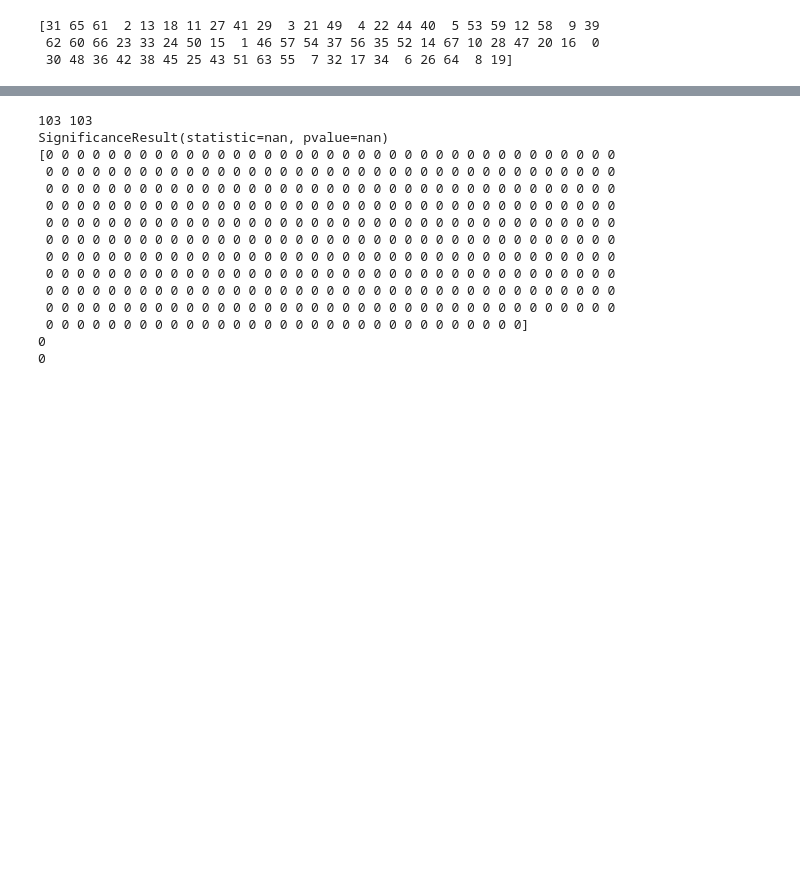
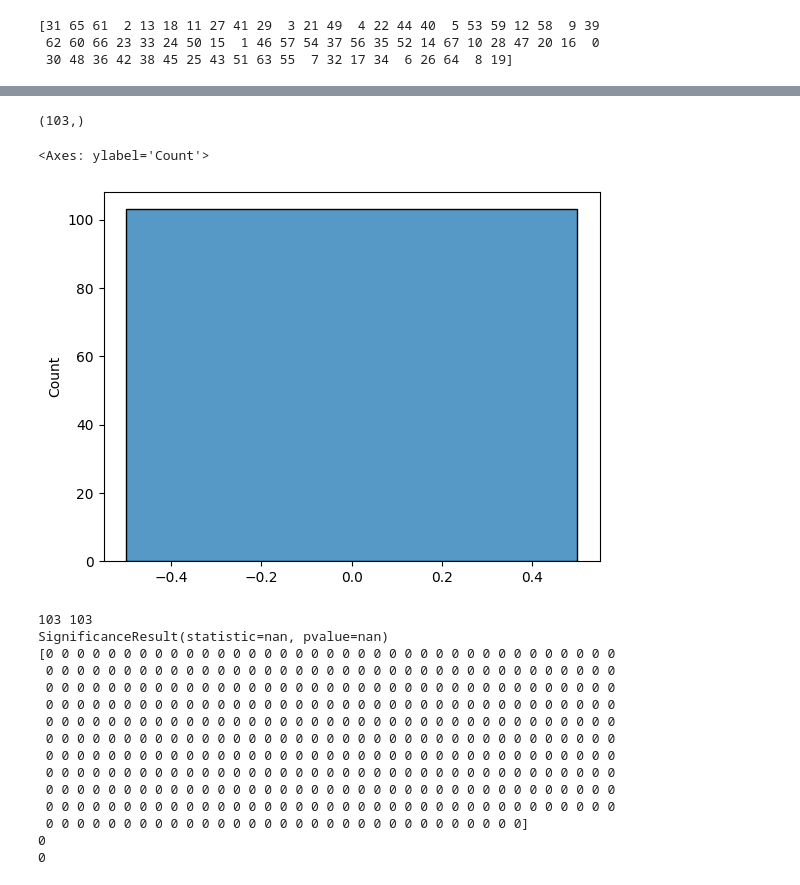
Before and after one commit to LAMCIG/Progression_models_simulations, a Jupyter notebook: notebooks/9-ebm-ppmi-COMIND_comparison.ipynb, the cells around one changed output, grey strips where cells are left out. Saved outputs shown, nothing was run; the diff lists cells and outputs as text; code cells hidden in the pictures; blank space fills up the shorter version.

```diff
--- a/notebooks/9-ebm-ppmi-COMIND_comparison.ipynb
+++ b/notebooks/9-ebm-ppmi-COMIND_comparison.ipynb
@@ -130,0 +143,25 @@ orders, loglike, update_iters, probas = mcmc(log_p_e, log_p_not_e,
+# %%
+def get_optimal_order2(orders: list):
+    """Computes optimal order from list of orders obtained over MCMC runs."""
+    # TODO: number of regions is hardcoded
+    # How many time region `r` is on position `i`
+    n_stages = len(orders[0])
+    order_map = np.zeros((n_stages,n_stages))
+    for i in range(n_stages):
+        region, freq = np.unique(orders[:][i], return_counts=True)
+        # region, freq = np.unique(orders[:, i], return_counts=True)
+        for r, f in zip(region, freq):
+            order_map[r, i] = f
+
+    # Optimal order
+    best_order = []
+    for i in range(n_stages):
+        candidate_regions = np.argsort(order_map[:, i])[::-1]
+        for reg in candidate_regions:
+            if reg not in best_order:
+                best_order.append(reg)
+                break
+    best_order = np.array(best_order)
+    return order_map, best_order
+# %%
+order_map, best_order = get_optimal_order2(orders)
@@ -145,18 +220,29 @@ print(np.array(best_order))
 # %%
 #best_order = [41,39,62,32,47,56,34,13,63,2,36,26,7,29,22,60,40,23,57,6,48,61,27,9,5,49,28,15,18,67,20,1,0,66,19,37,25,10,59,64,54,51,44,31,53,45,43,52,11,4,35,38,30,16,8,50,33,58,46,42,14,65,21,55,3,12,24,17]
 
-
-train_log_p_e, train_log_p_not_e = log_distributions(X=X_train_obs, y=y_train, point_proba=False)
-test_log_p_e, test_log_p_not_e = log_distributions(X=X_val_obs, y=y_val, point_proba=False)
+test_log_p_e, test_log_p_not_e = log_distributions(X=X_full, y=y_full, point_proba=False, X_test=X_val_obs,y_test=y_val)
+# test_log_p_e, test_log_p_not_e = log_distributions(X=X_train_obs, y=y_train, point_proba=False, X_test=X_val_obs,y_test=y_val)
+# test_log_p_e, test_log_p_not_e = log_distributions(X=X_val_obs, y=y_val, point_proba=False)
 
 
 from ebm.probability import predict_stage
 
-probas = predict_stage(best_order, train_log_p_e, train_log_p_not_e).T
-train_stage = np.argmax(probas, axis=1)
+# probas = predict_stage(best_order, train_log_p_e, train_log_p_not_e).T
+# train_stage = np.argmax(probas, axis=1)
 
 probas = predict_stage(best_order, test_log_p_e, test_log_p_not_e).T
 test_stage = np.argmax(probas, axis=1)
+# %%
+np.shape(np.argmax(probas,axis=1))
+# %% [output]
+(103,)
+# %%
+import seaborn as sns
+
+sns.histplot(np.argmax(probas,axis=1))
+# %% [output]
+<Axes: ylabel='Count'>
+[figure, added]
 # %%
 
 print(len(test_stage), len(X_val_nhy))
```
Also changed, not shown: parts of 13 cells of this notebook, 2 other files.
